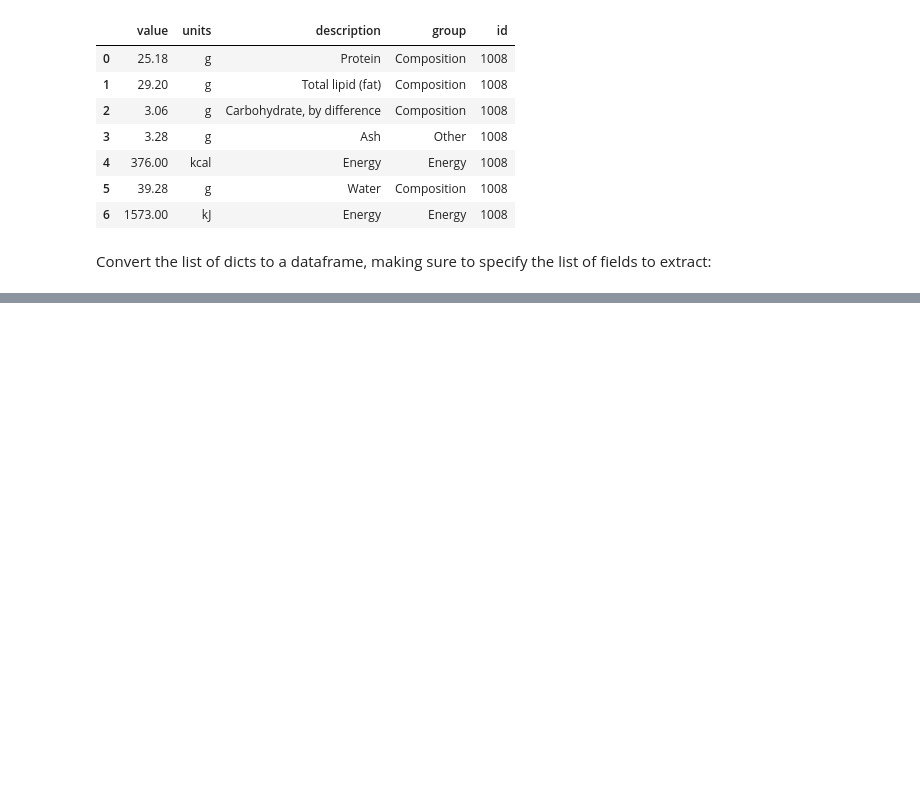
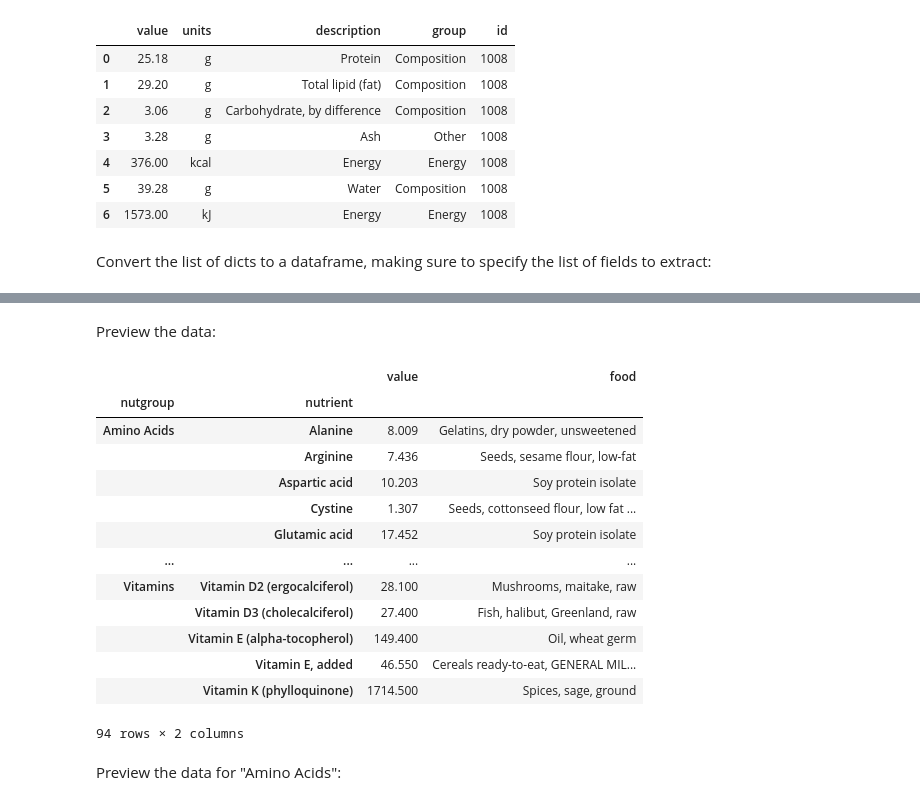
Before and after one commit to allisonvaldez/USDAFoodDatabase, a Jupyter notebook: USDA.ipynb, the cells around one changed output, grey strips where cells are left out. Saved outputs shown, nothing was run; the diff lists cells and outputs as text; code cells hidden in the pictures; blank space fills up the shorter version.

```diff
--- a/USDA.ipynb
+++ b/USDA.ipynb
@@ -73,0 +238,30 @@ info[:5]
+# %%
+by_nutrient = ndata.groupby(['nutgroup', 'nutrient'])
+get_maximum = lambda x: x.loc[x.value.idxmax()]
+get_minimum = lambda x: x.loc[x.value.idxmin()]
+
+max_foods = by_nutrient.apply(get_maximum, include_groups=False)[['value', 'food']]
+
+# Make the food selection smaller
+max_foods.food = max_foods.food.str[:50]
+# %% [markdown]
+Preview the data:
+# %%
+max_foods
+# %% [output]
+|  |  | value | food |
+| nutgroup | nutrient |  |  |
+| Amino Acids | Alanine | 8.009 | Gelatins, dry powder, unsweetened |
+|  | Arginine | 7.436 | Seeds, sesame flour, low-fat |
+|  | Aspartic acid | 10.203 | Soy protein isolate |
+|  | Cystine | 1.307 | Seeds, cottonseed flour, low fat ... |
+|  | Glutamic acid | 17.452 | Soy protein isolate |
+| ... | ... | ... | ... |
+| Vitamins | Vitamin D2 (ergocalciferol) | 28.100 | Mushrooms, maitake, raw |
+|  | Vitamin D3 (cholecalciferol) | 27.400 | Fish, halibut, Greenland, raw |
+|  | Vitamin E (alpha-tocopherol) | 149.400 | Oil, wheat germ |
+|  | Vitamin E, added | 46.550 | Cereals ready-to-eat, GENERAL MIL... |
+|  | Vitamin K (phylloquinone) | 1714.500 | Spices, sage, ground |
+94 rows × 2 columns
+# %% [markdown]
+Preview the data for "Amino Acids":
```
Also changed, not shown: parts of 26 cells of this notebook.
